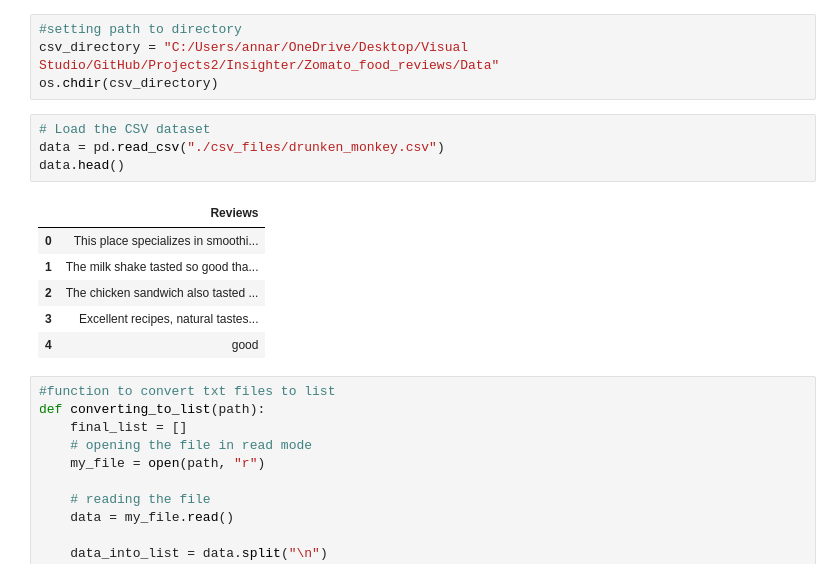
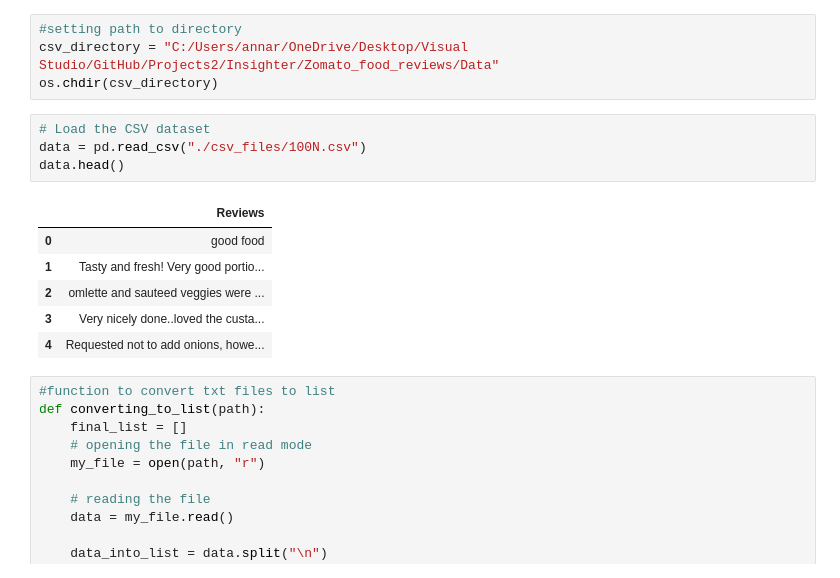
Before and after one commit to Annarhysa/Insighter, a Jupyter notebook: Zomato_food_reviews/Analysis/report.ipynb, the cells around one changed output. Drawn from its saved outputs; the diff is of its cells as text.

```diff
--- a/Zomato_food_reviews/Analysis/report.ipynb
+++ b/Zomato_food_reviews/Analysis/report.ipynb
@@ -15,15 +15,15 @@ csv_directory = "C:/Users/annar/OneDrive/Desktop/Visual Studio/GitHub/Projects2/
 os.chdir(csv_directory)
 # %%
 # Load the CSV dataset
-data = pd.read_csv("./csv_files/drunken_monkey.csv")
+data = pd.read_csv("./csv_files/100N.csv")
 data.head()
 # %% [output]
 |  | Reviews |
-| 0 | This place specializes in smoothi... |
-| 1 | The milk shake tasted so good tha... |
-| 2 | The chicken sandwich also tasted ... |
-| 3 | Excellent recipes, natural tastes... |
-| 4 | good |
+| 0 | good food |
+| 1 | Tasty and fresh! Very good portio... |
+| 2 | omlette and sauteed veggies were ... |
+| 3 | Very nicely done..loved the custa... |
+| 4 | Requested not to add onions, howe... |
 # %%
 #function to convert txt files to list
 def converting_to_list(path):
```
Also changed, not shown: parts of 8 cells of this notebook, 2 other files.
